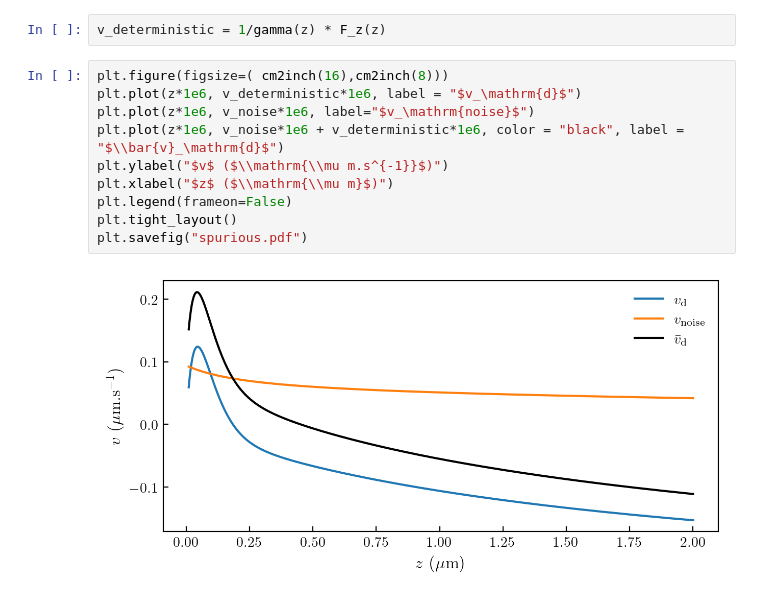
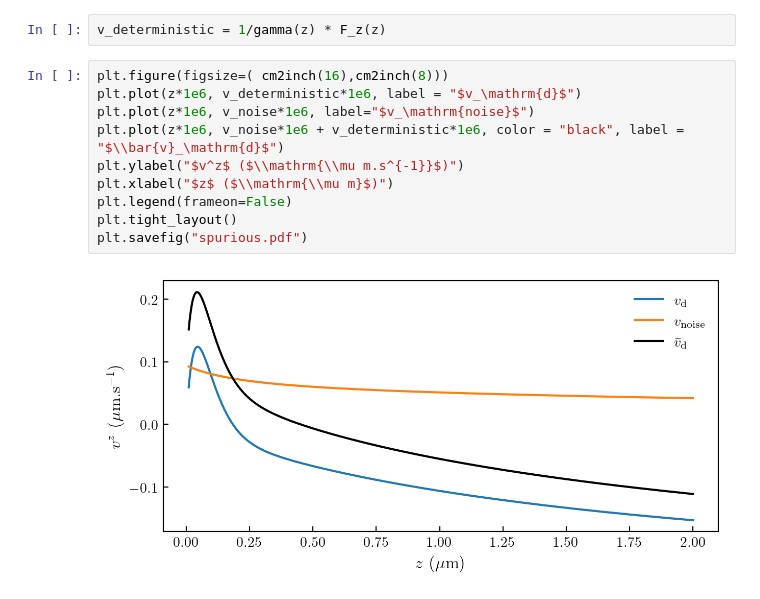
Before and after one commit to eXpensia/Confined-Brownian-Motion, a Jupyter notebook: 02_body/chapter3/images/spurious_drift/spurious_drift.ipynb, the cells around one changed output. Drawn from its saved outputs; the diff is of its cells as text.

```diff
--- a/02_body/chapter3/images/spurious_drift/spurious_drift.ipynb
+++ b/02_body/chapter3/images/spurious_drift/spurious_drift.ipynb
@@ -47,12 +47,12 @@ v_deterministic = 1/gamma(z) * F_z(z)
 # %%
 plt.figure(figsize=( cm2inch(16),cm2inch(8)))
 plt.plot(z*1e6, v_deterministic*1e6, label = "$v_\mathrm{d}$")
 plt.plot(z*1e6, v_noise*1e6, label="$v_\mathrm{noise}$")
 plt.plot(z*1e6, v_noise*1e6 + v_deterministic*1e6, color = "black", label = "$\\bar{v}_\mathrm{d}$")
-plt.ylabel("$v$ ($\\mathrm{\\mu m.s^{-1}}$)")
+plt.ylabel("$v^z$ ($\\mathrm{\\mu m.s^{-1}}$)")
 plt.xlabel("$z$ ($\\mathrm{\\mu m}$)")
 plt.legend(frameon=False)
 plt.tight_layout()
 plt.savefig("spurious.pdf")
 # %% [output]
-[figure, old version]
+[figure, new version]
```
Also changed, not shown: 15 other files.
